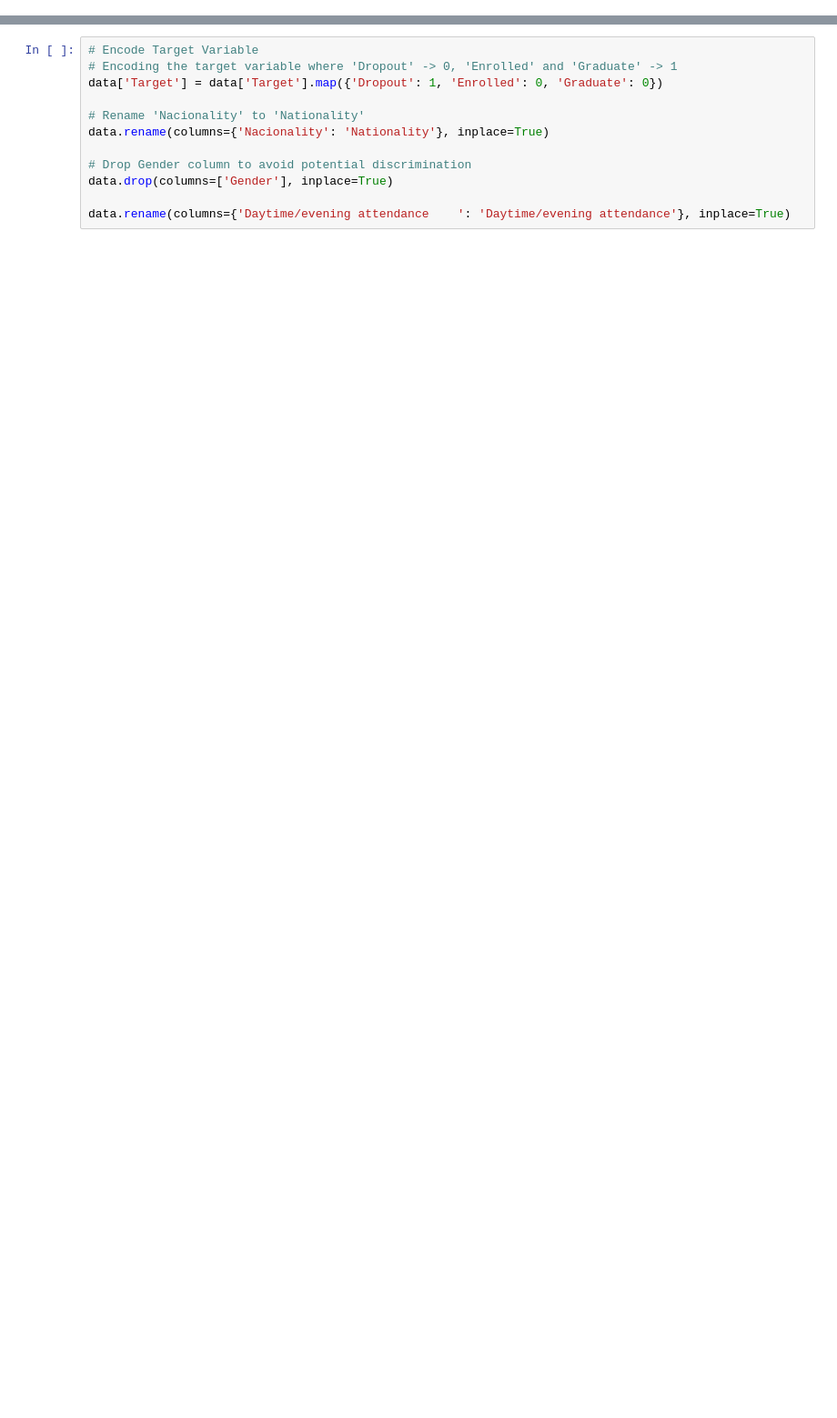
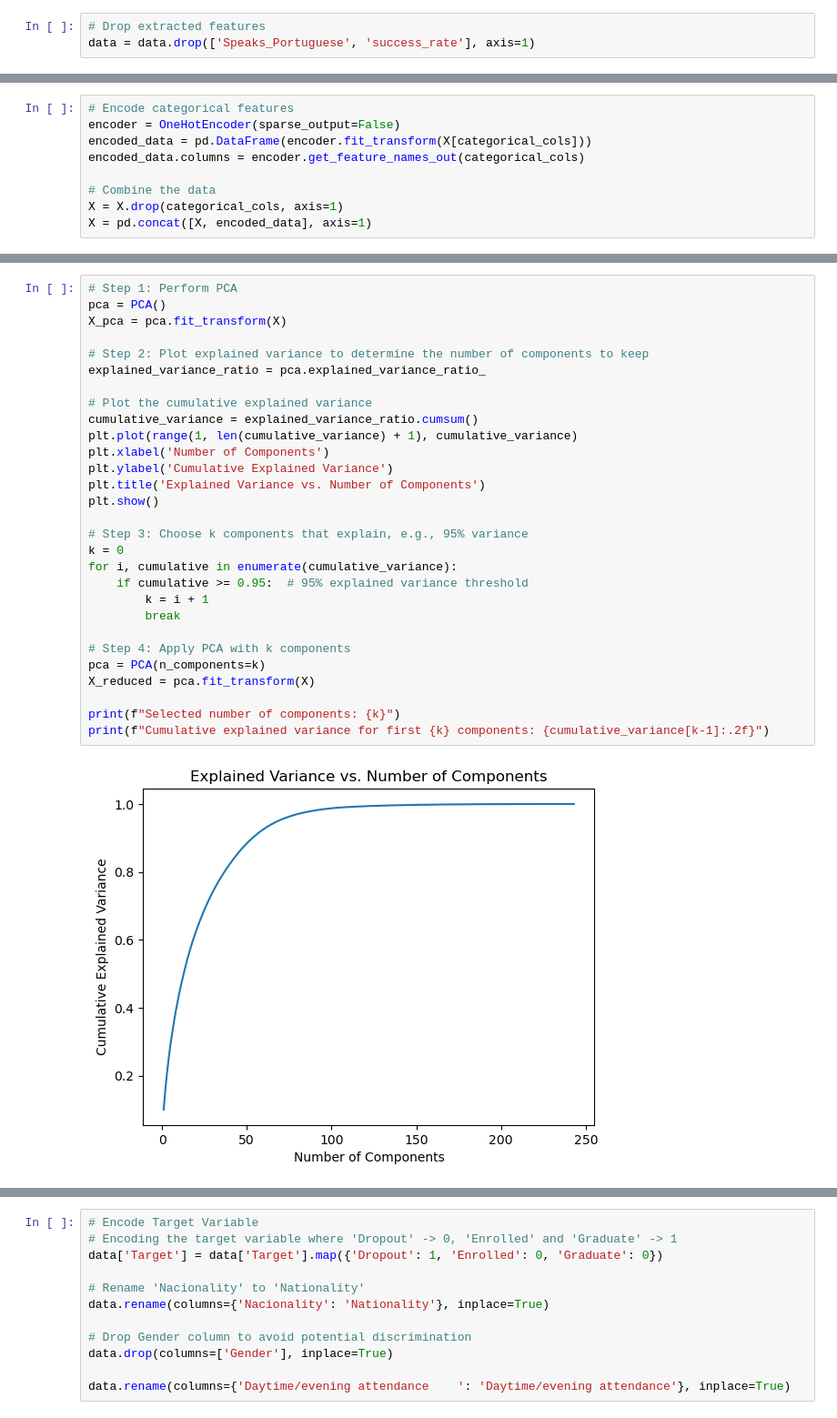
Before and after one commit to jnqian99/academic-performance, a Jupyter notebook: notebooks/2_preprocess.ipynb, the cells around one changed output, grey strips where cells are left out. Shown at 91% size. Drawn from its saved outputs; the diff is of its cells as text; blank space fills up the shorter version.

```diff
--- a/notebooks/2_preprocess.ipynb
+++ b/notebooks/2_preprocess.ipynb
@@ -0,0 +131,3 @@
+# %%
+# Drop extracted features
+data = data.drop(['Speaks_Portuguese', 'success_rate'], axis=1)
@@ -0,0 +256,9 @@
+# %%
+# Encode categorical features
+encoder = OneHotEncoder(sparse_output=False)
+encoded_data = pd.DataFrame(encoder.fit_transform(X[categorical_cols]))
+encoded_data.columns = encoder.get_feature_names_out(categorical_cols)
+
+# Combine the data
+X = X.drop(categorical_cols, axis=1)
+X = pd.concat([X, encoded_data], axis=1)
@@ -0,0 +297,31 @@
+# %%
+# Step 1: Perform PCA
+pca = PCA()
+X_pca = pca.fit_transform(X)
+
+# Step 2: Plot explained variance to determine the number of components to keep
+explained_variance_ratio = pca.explained_variance_ratio_
+
+# Plot the cumulative explained variance
+cumulative_variance = explained_variance_ratio.cumsum()
+plt.plot(range(1, len(cumulative_variance) + 1), cumulative_variance)
+plt.xlabel('Number of Components')
+plt.ylabel('Cumulative Explained Variance')
+plt.title('Explained Variance vs. Number of Components')
+plt.show()
+
+# Step 3: Choose k components that explain, e.g., 95% variance
+k = 0
+for i, cumulative in enumerate(cumulative_variance):
+    if cumulative >= 0.95:  # 95% explained variance threshold
+        k = i + 1
+        break
+
+# Step 4: Apply PCA with k components
+pca = PCA(n_components=k)
+X_reduced = pca.fit_transform(X)
+
+print(f"Selected number of components: {k}")
+print(f"Cumulative explained variance for first {k} components: {cumulative_variance[k-1]:.2f}")
+# %% [output]
+[figure, added]
```
Also changed, not shown: parts of 28 cells of this notebook, 1 other file.
